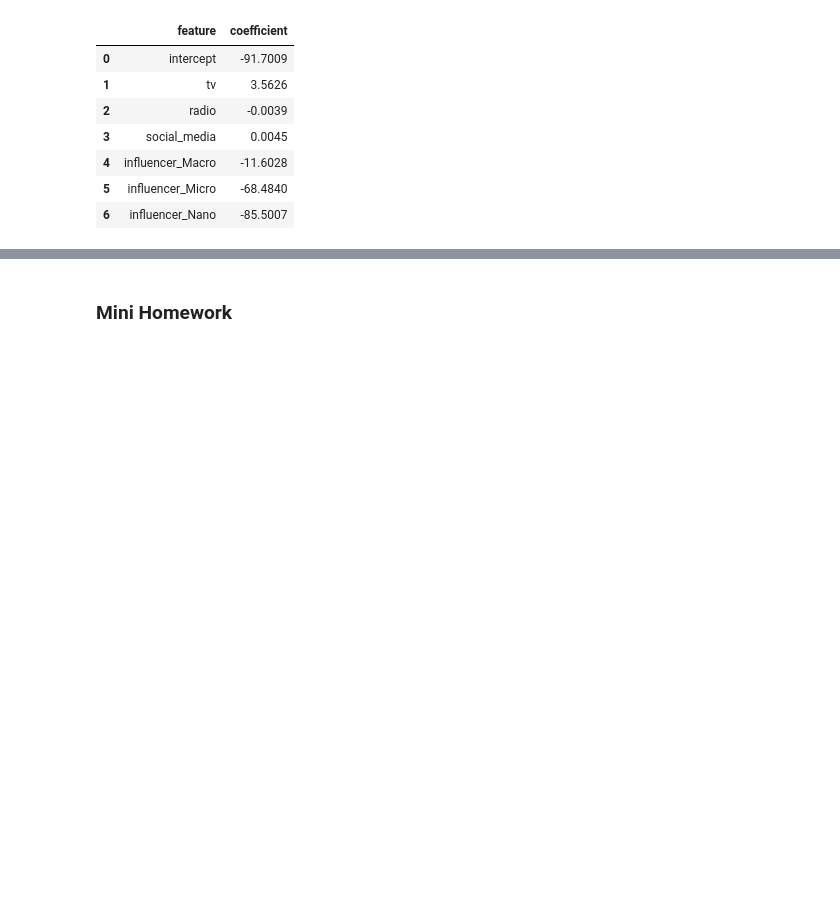
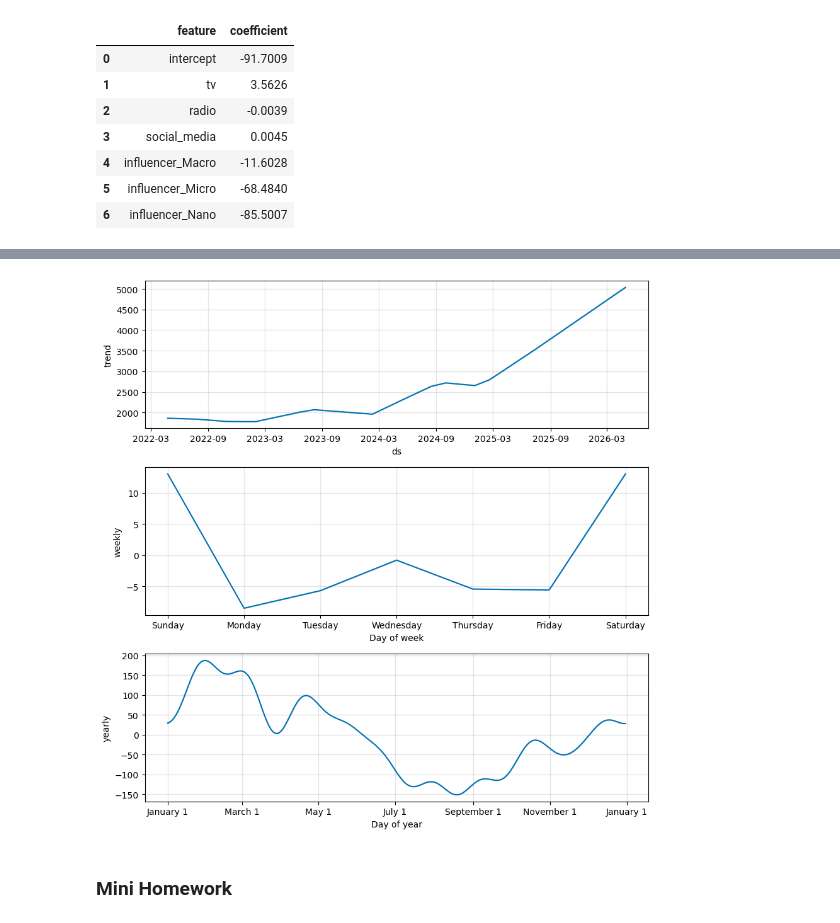
Before and after one commit to VahYavryan/data_analytics_with_phyton, a Jupyter notebook: notebooks/11_2_simple_linear_reggression.ipynb, the cells around one changed output, grey strips where cells are left out. Saved outputs shown, nothing was run; the diff lists cells and outputs as text; code cells hidden in the pictures; blank space fills up the shorter version.

```diff
--- a/notebooks/11_2_simple_linear_reggression.ipynb
+++ b/notebooks/11_2_simple_linear_reggression.ipynb
@@ -255,2 +419,7 @@ multi_results
+# %%
+prophet_model.plot_components(forecast)
+plt.show()
+# %% [output]
+[figure, added]
 # %% [markdown]
 ### Mini Homework
```
Also changed, not shown: parts of 22 cells of this notebook.
